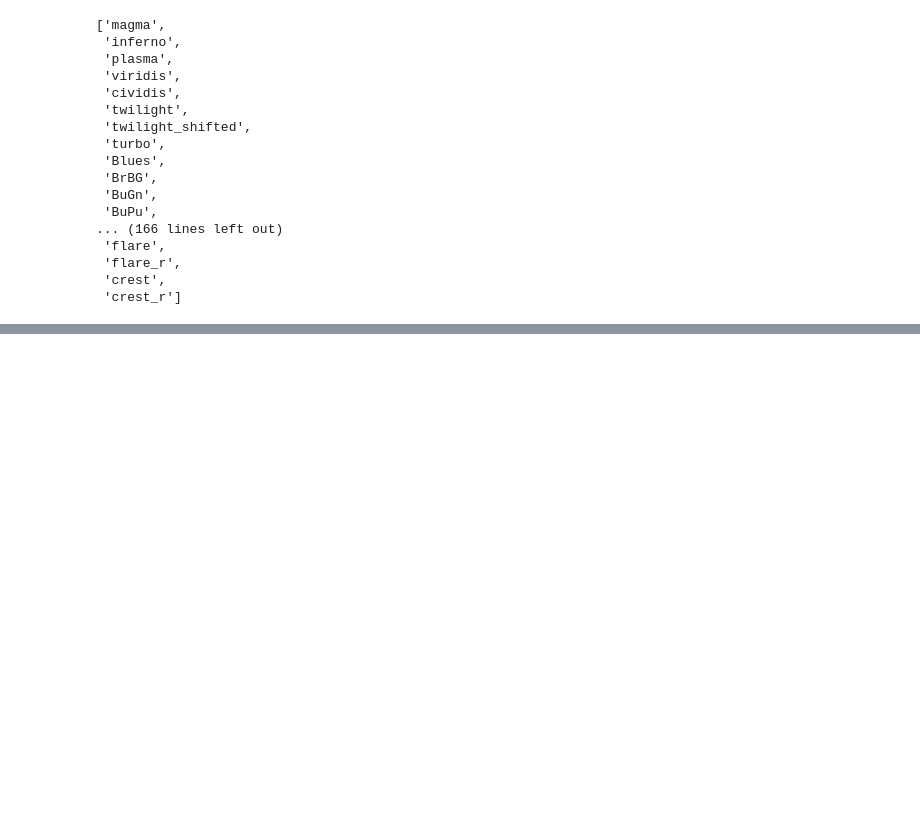
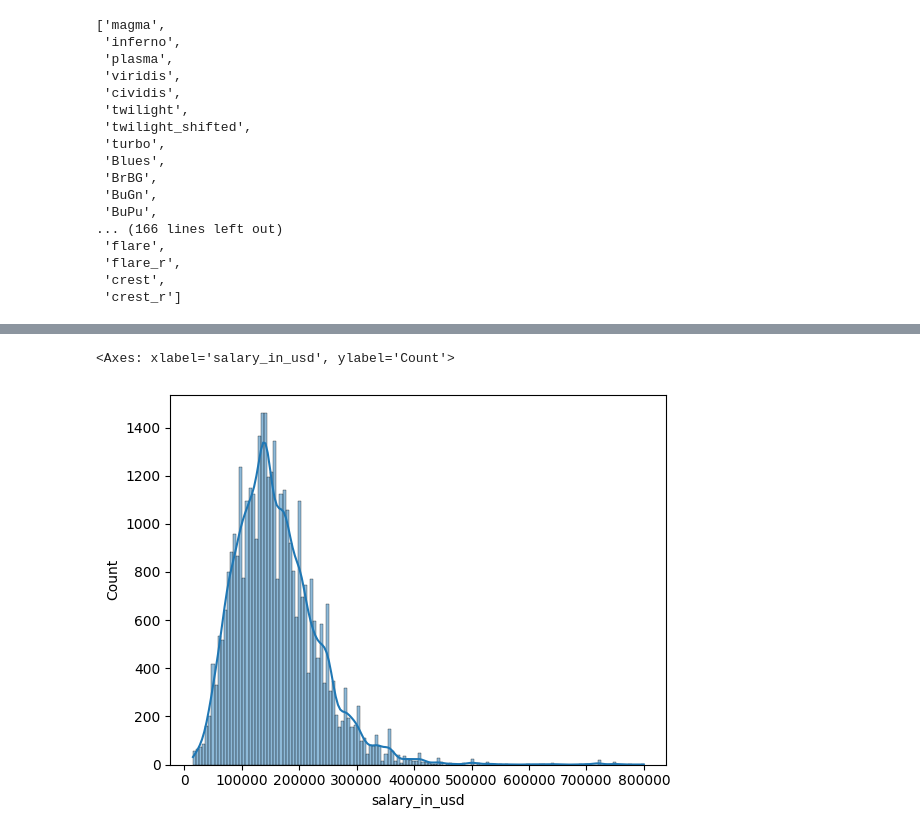
Before and after one commit to pain459/LP, a Jupyter notebook: projects/data_analysis_projects/salary_analysis/workbook.ipynb, the cells around one changed output, grey strips where cells are left out. Drawn from its saved outputs; the diff is of its cells as text; code cells hidden in the pictures; blank space fills up the shorter version.

```diff
--- a/projects/data_analysis_projects/salary_analysis/workbook.ipynb
+++ b/projects/data_analysis_projects/salary_analysis/workbook.ipynb
@@ -172,0 +185,5 @@ plt.colormaps()
+# %%
+sns.histplot(df['salary_in_usd'], kde=True)
+# %% [output]
+<Axes: xlabel='salary_in_usd', ylabel='Count'>
+[figure, added]
```
Also changed, not shown: parts of 3 cells of this notebook.
